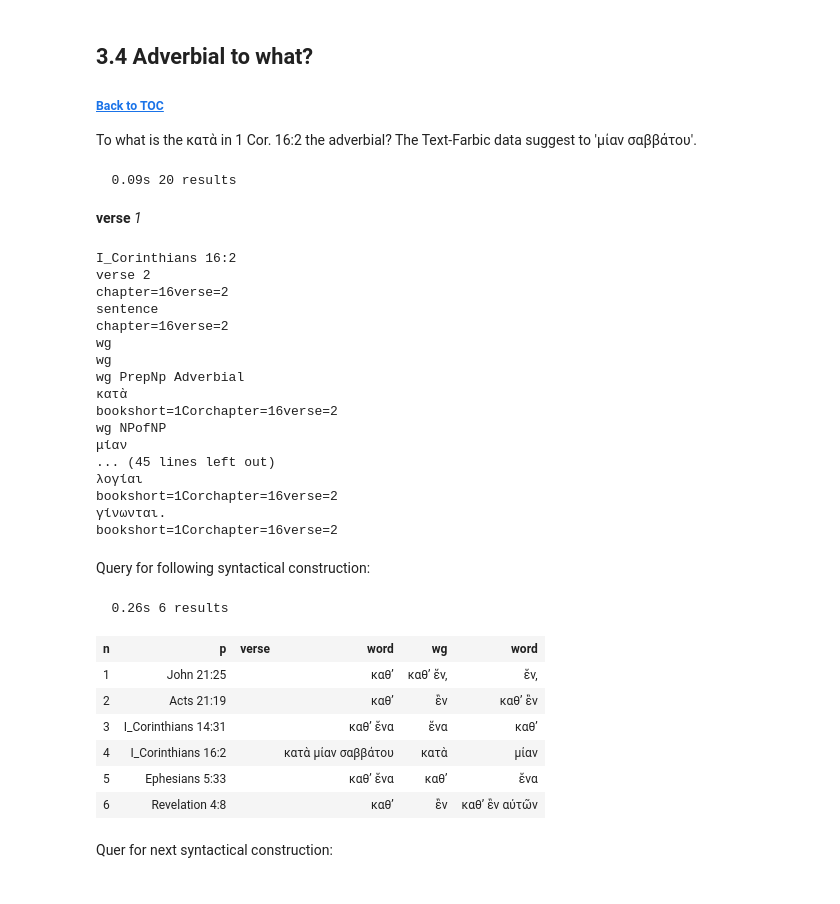
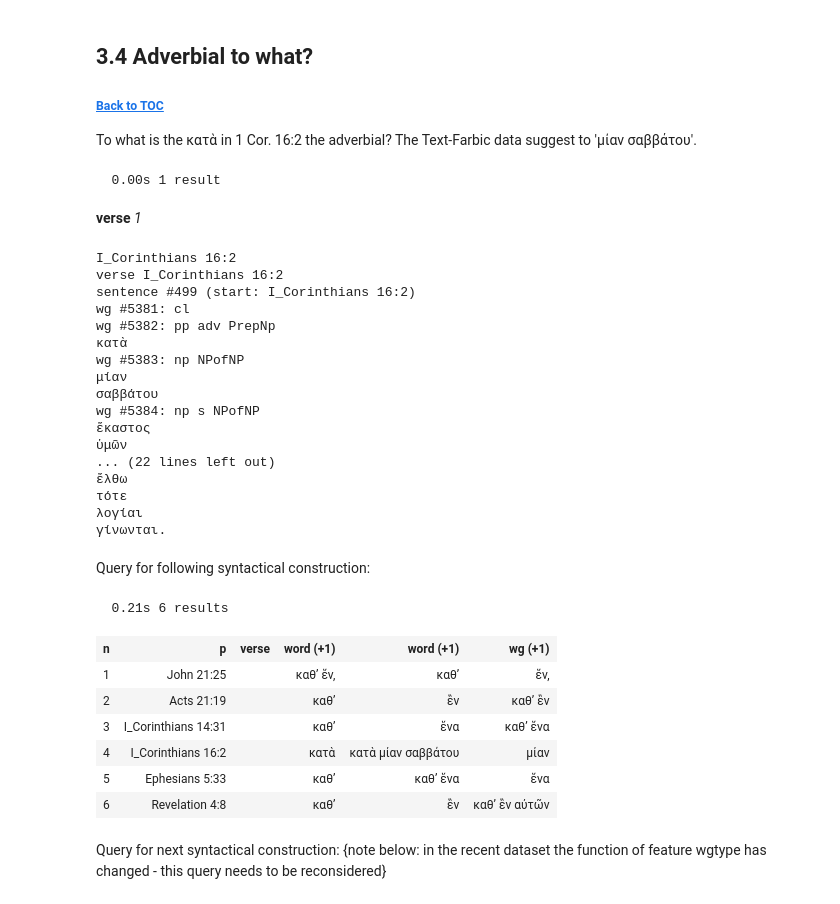
Before and after one commit to tonyjurg/Nestle1904LFT, a Jupyter notebook: docs/usecases/interpretation.ipynb, the cells around one changed output. Saved outputs shown, nothing was run; the diff lists cells and outputs as text; code cells hidden in the pictures.

```diff
--- a/docs/usecases/interpretation.ipynb
+++ b/docs/usecases/interpretation.ipynb
@@ -91,6 +91,6 @@ none
 # %%
 # load the N1904LFT app and data
-N1904LFT = use ("tonyjurg/Nestle1904LFT", version="0.4")
+N1904LFT = use ("tonyjurg/Nestle1904LFT", version="0.6")
 # %% [output]
 **Locating corpus resources ...**
 The requested app is not available offline
@@ -221,56 +242,56 @@ To what is the κατὰ in 1 Cor. 16:2 the adverbial? The Text-Farbic data sugg
 # %%
 # create the query template
 VerseQuery = '''
-word verse=2 chapter=16 bookshort=1Cor
+verse verse=2 chapter=16 book=I_Corinthians
 '''
 # execute the query template
 VerseResult = N1904LFT.search(VerseQuery)
 # %% [output]
-  0.09s 20 results
+  0.00s 1 result
 # %%
 N1904LFT.show(VerseResult, condensed=True, multiFeatures=False)
 # %% [output]
 verse 1
 I_Corinthians 16:2
-verse 2
-chapter=16verse=2
-sentence
-chapter=16verse=2
-wg
-wg
-wg PrepNp Adverbial
+verse I_Corinthians 16:2
+sentence #499 (start: I_Corinthians 16:2)
+wg #5381: cl
+wg #5382: pp adv PrepNp
 κατὰ
-bookshort=1Corchapter=16verse=2
-wg NPofNP
+wg #5383: np NPofNP
 μίαν
-... (45 lines left out)
+σαββάτου
+wg #5384: np s NPofNP
+ἕκαστος
+ὑμῶν
+... (22 lines left out)
+ἔλθω
+τότε
 λογίαι
-bookshort=1Corchapter=16verse=2
 γίνωνται.
-bookshort=1Corchapter=16verse=2
 # %% [markdown]
 Query for following syntactical construction:
 # %%
 # create the query template
 SyntacticQuery1 = '''
 verse
-  wg rule=PrepNp
+  wg wgrule=PrepNp
      word lemma=κατά sp=prep
      word lemma=εἷς case=accusative
 '''
 SyntacticResult1 = N1904LFT.search(SyntacticQuery1)
 N1904LFT.table(SyntacticResult1, condensed=True, multiFeatures=False)
 # %% [output]
-  0.26s 6 results
+  0.21s 6 results
-| n | p | verse | word | wg | word |
-| 1 | John 21:25 |  | καθ’ | καθ’ ἕν, | ἕν, |
+| n | p | verse | word (+1) | word (+1) | wg (+1) |
+| 1 | John 21:25 |  | καθ’ ἕν, | καθ’ | ἕν, |
 | 2 | Acts 21:19 |  | καθ’ | ἓν | καθ’ ἓν |
-| 3 | I_Corinthians 14:31 |  | καθ’ ἕνα | ἕνα | καθ’ |
-| 4 | I_Corinthians 16:2 |  | κατὰ μίαν σαββάτου | κατὰ | μίαν |
-| 5 | Ephesians 5:33 |  | καθ’ ἕνα | καθ’ | ἕνα |
+| 3 | I_Corinthians 14:31 |  | καθ’ | ἕνα | καθ’ ἕνα |
+| 4 | I_Corinthians 16:2 |  | κατὰ | κατὰ μίαν σαββάτου | μίαν |
+| 5 | Ephesians 5:33 |  | καθ’ | καθ’ ἕνα | ἕνα |
 | 6 | Revelation 4:8 |  | καθ’ | ἓν | καθ’ ἓν αὐτῶν |
 # %% [markdown]
-Quer for next syntactical construction:
+Query for next syntactical construction:   {note below: in the recent dataset the function of feature wgtype has changed - this query needs to be reconsidered}
 # %%
 # create the query template
 SyntacticQuery2 = '''
```
Also changed, not shown: parts of 10 cells of this notebook, 6 other files.
